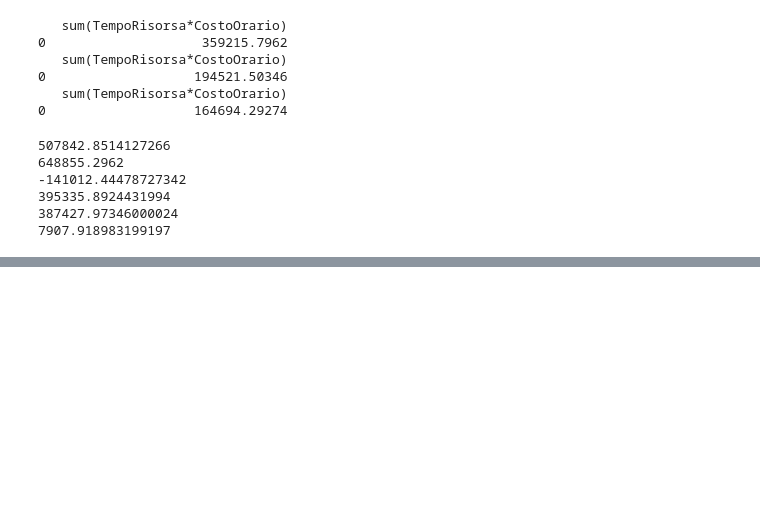
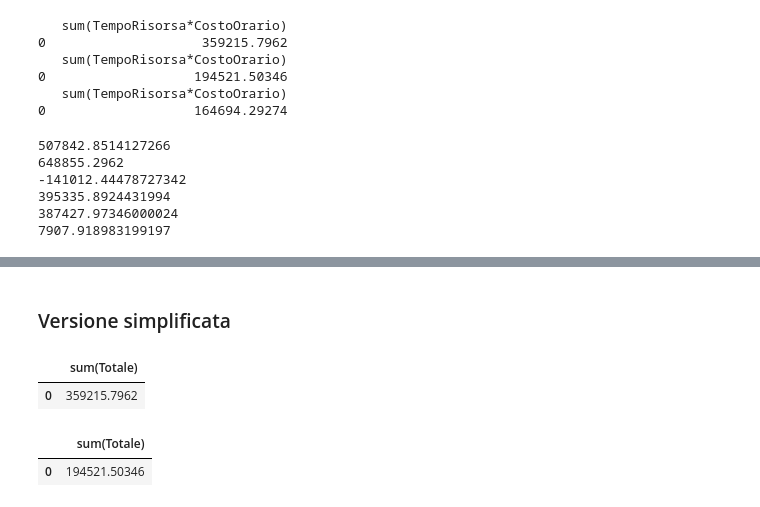
Before and after one commit to VinciGit00/SCGProject, a Jupyter notebook: Datasets/DataElaboration/TotaleDavidExtended.ipynb, the cells around one changed output, grey strips where cells are left out. Cells and saved outputs as stored; diff of their text form; code cells hidden in the pictures; blank space fills up the shorter version.

```diff
--- a/Datasets/DataElaboration/TotaleDavidExtended.ipynb
+++ b/Datasets/DataElaboration/TotaleDavidExtended.ipynb
@@ -304,0 +390,2 @@ print(sumVenditeBudget.values[0][0]-sumImpiegoBudget.values[0][0]-sumConsumiBudg
+# %% [markdown]
+### Versione simplificata
@@ -304,0 +403,5 @@ print(sumVenditeBudget.values[0][0]-sumImpiegoBudget.values[0][0]-sumConsumiBudg
+# %%
+sqldf('select sum(Totale) from impiegoConsuntivo') # resta uguale al totale precedente!
+# %% [output]
+|  | sum(Totale) |
+| 0 | 359215.7962 |
@@ -304,0 +419,5 @@ print(sumVenditeBudget.values[0][0]-sumImpiegoBudget.values[0][0]-sumConsumiBudg
+# %%
+sqldf('select sum(Totale) from impiegoBudget') # resta uguale al totale precedente!
+# %% [output]
+|  | sum(Totale) |
+| 0 | 194521.50346 |
```
Also changed, not shown: parts of 13 cells of this notebook.
